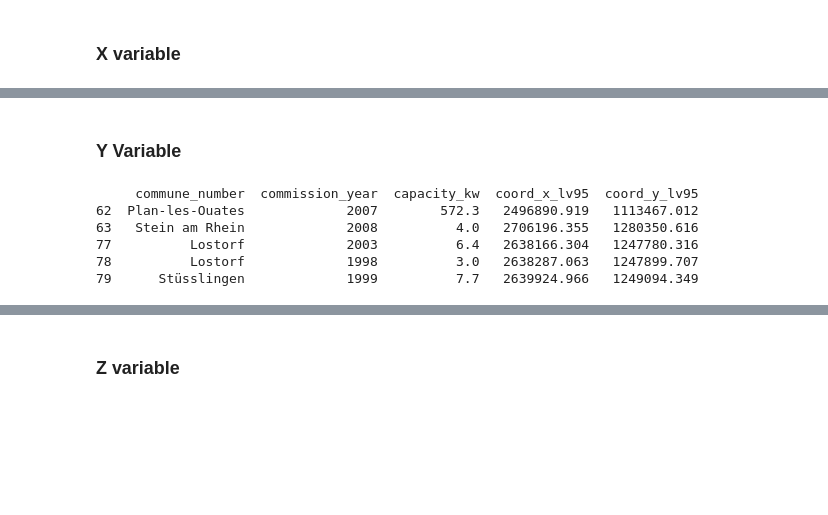
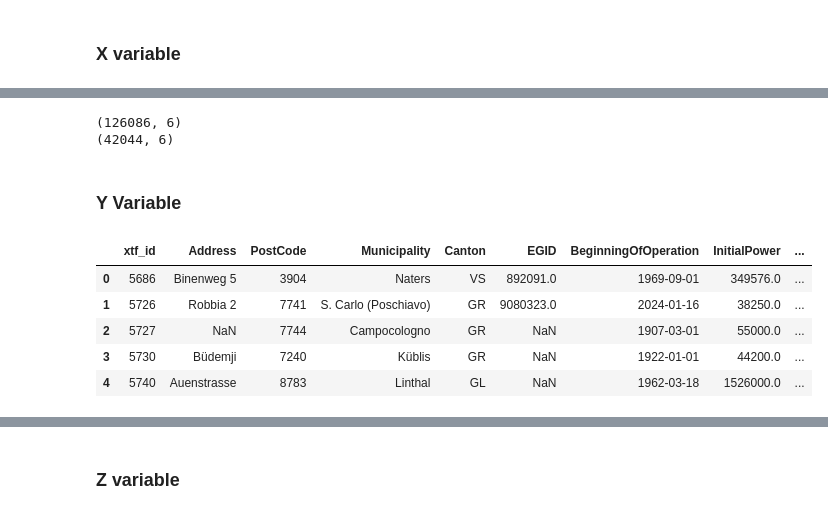
Before and after one commit to marierobillon/DS_causal_inf_for_sustainability_teamwork, a Jupyter notebook: main.ipynb, the cells around one changed output, grey strips where cells are left out. Drawn from its saved outputs; the diff is of its cells as text; code cells hidden in the pictures; blank space fills up the shorter version.

```diff
--- a/main.ipynb
+++ b/main.ipynb
@@ -95,49 +62,26 @@ print(elcom.head())
+# %%
+# Only keeping the tariff_profile H4 because it corresponds to swiss households
+
+elcom_h4 = elcom[elcom["tariff_profile"] == "H4"].copy()
+
+print(elcom.shape)
+print(elcom_h4.shape)
+# %% [output]
+(126086, 6)
+(42044, 6)
 # %% [markdown]
 ### Y Variable
 # %%
 # -------------------------------------------------
-# 4️⃣  Load **Y** – SFOE plant register (solar plants only)
+# Load **Y** – SFOE plant register (solar plants only)
 # -------------------------------------------------
 plants = pd.read_csv(BFE_PLANTS, low_memory=False)
-# Clean column names
-plants.columns = (
-    plants.columns.str.strip()
-                .str.lower()
-                .str.replace(" ", "_")
-                .str.replace(r"[^\w]", "", regex=True)
-)
 
-renaming_map = {
-    "xtf_id"               : "plant_id",          # unique identifier for the plant
-    "address"              : "address",           # street address of the plant
-    "postcode"             : "postcode",          # postal code
-    "municipality"         : "commune_number",    # old commune ID (matches tariff & census)
-    "canton"               : "canton",            # Canton abbreviation (e.g. VS, GR)
-    "egid"                 : "egid",              # official land‑registry identifier
-    "beginningofoperation": "commission_date",# date the plant entered service
-    "initialpower"         : "initial_power",     # power at start (kW) – rarely used
-    "totalpower"           : "capacity_kw",       # current installed capacity (kW)
-    "maincategory"         : "main_category",     # high‑level plant class
-    "subcategory"          : "sub_category",      # detailed plant class (subcat_2 = solar)
-    "plantcategory"        : "plant_category",    # mounting type (attached, integrated, free‑standing)
-    "_x"                   : "coord_x_lv95",      # Swiss LV95 easting
-    "_y"                   : "coord_y_lv95"       # Swiss LV95 northing
-}
-plants = plants.rename(columns=renaming_map)
-
-# Keep only solar plants (SubCategory code = 'subcat_2')
-solar = plants[plants["sub_category"] == "subcat_2"].copy()
-# Extract year from commissioning date (format: YYYY‑MM‑DD or YYYY)
-solar["commission_year"] = pd.to_datetime(solar["commission_date"], errors="coerce").dt.year
-# We need: commune_number (or postcode → commune), commissioning year,capacity (kW), and coordinates (_x, _y) for spatial checks.
-cols_needed_y = ["commune_number", "commission_year", "capacity_kw", "coord_x_lv95", "coord_y_lv95"]
-solar = solar[cols_needed_y]
-
-print(solar.head())
+plants.head()
 # %% [output]
-     commune_number  commission_year  capacity_kw  coord_x_lv95  coord_y_lv95
-62  Plan-les-Ouates             2007        572.3   2496890.919   1113467.012
-63   Stein am Rhein             2008          4.0   2706196.355   1280350.616
-77          Lostorf             2003          6.4   2638166.304   1247780.316
-78          Lostorf             1998          3.0   2638287.063   1247899.707
-79      Stüsslingen             1999          7.7   2639924.966   1249094.349
+|  | xtf_id | Address | PostCode | Municipality | Canton | EGID | BeginningOfOperation | InitialPower | ... |
+| 0 | 5686 | Binenweg 5 | 3904 | Naters | VS | 892091.0 | 1969-09-01 | 349576.0 | ... |
+| 1 | 5726 | Robbia 2 | 7741 | S. Carlo (Poschiavo) | GR | 9080323.0 | 2024-01-16 | 38250.0 | ... |
+| 2 | 5727 | NaN | 7744 | Campocologno | GR | NaN | 1907-03-01 | 55000.0 | ... |
+| 3 | 5730 | Büdemji | 7240 | Küblis | GR | NaN | 1922-01-01 | 44200.0 | ... |
+| 4 | 5740 | Auenstrasse | 8783 | Linthal | GL | NaN | 1962-03-18 | 1526000.0 | ... |
```
Also changed, not shown: parts of 10 cells of this notebook.
